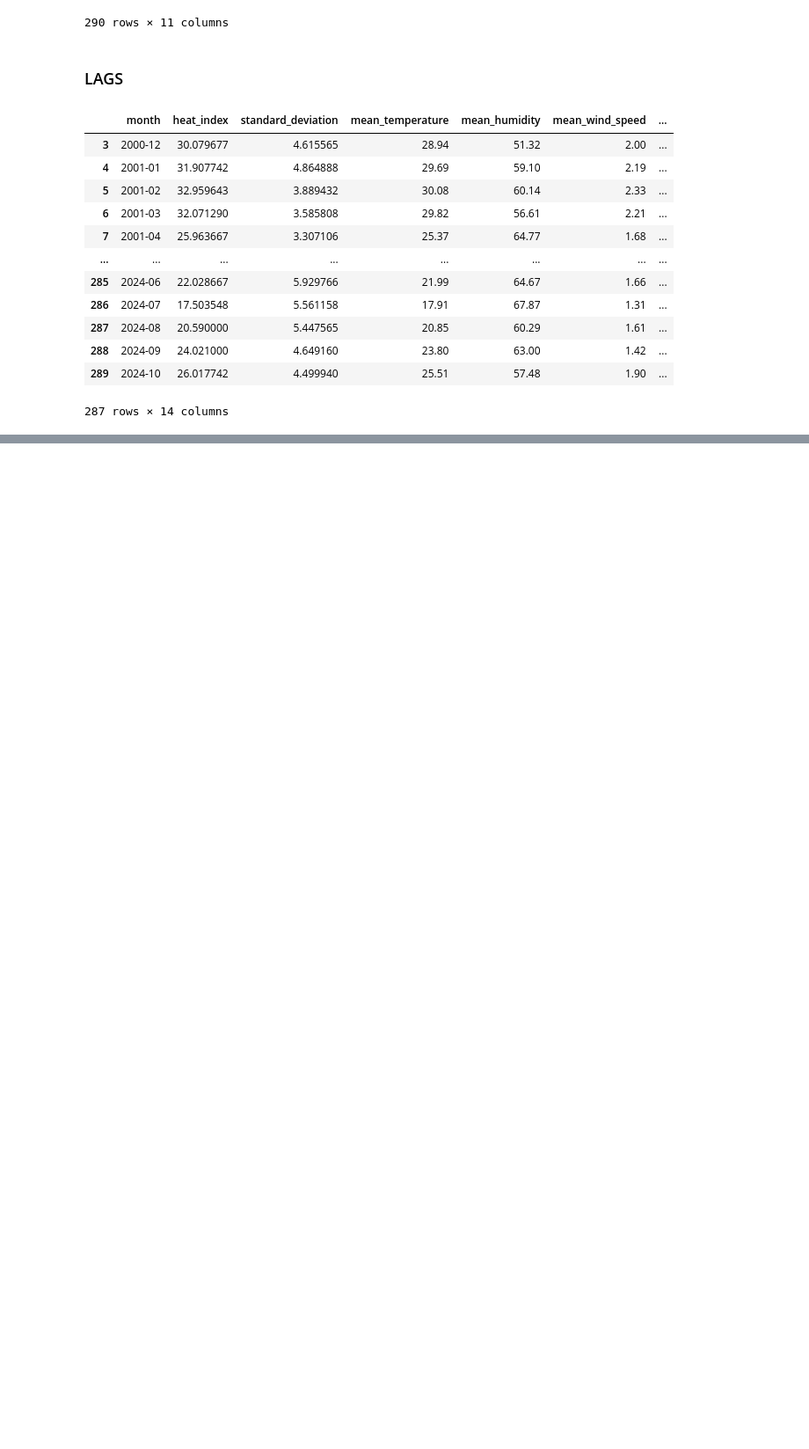
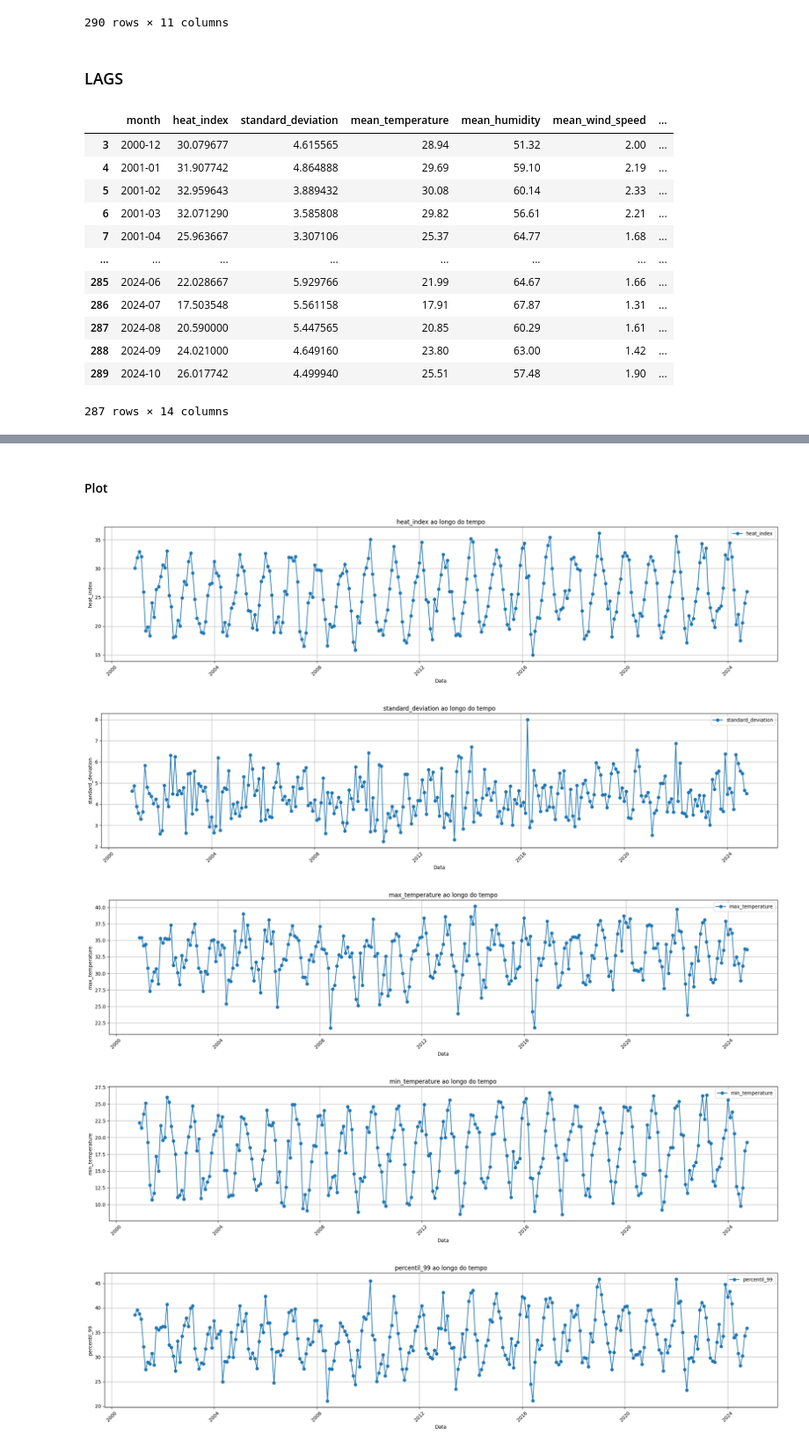
Before and after one commit to ThierrryScotto/trabalho_pratico, a Jupyter notebook: EDA_IMNET.ipynb, the cells around one changed output, grey strips where cells are left out. Shown at 88% size. Cells and saved outputs as stored; diff of their text form; code cells hidden in the pictures; blank space fills up the shorter version.

```diff
--- a/EDA_IMNET.ipynb
+++ b/EDA_IMNET.ipynb
@@ -710,0 +727,30 @@ monthly_df.to_csv('monthly_df.csv', index=False)
+# %% [markdown]
+#### Plot
+# %%
+monthly_df['date'] = monthly_df['date'].dt.to_timestamp()
+# %%
+columns = ['heat_index',
+            'standard_deviation',
+            'max_temperature',
+            'min_temperature',
+            'percentil_99',
+            'percentil_95',
+            'sum_heat_index']
+
+for variavel in columns:
+    plt.figure(figsize=(20, 5))
+    plt.plot(monthly_df['date'], monthly_df[variavel], marker='o', label=variavel)
+    plt.title(f'{variavel} ao longo do tempo')
+    plt.xlabel('Data')
+    plt.ylabel(variavel)
+    plt.grid(True)
+    plt.legend()
+    plt.xticks(rotation=45)
+    plt.tight_layout()
+    plt.show()
+# %% [output]
+[figure, added]
+[figure, added]
+[figure, added]
+[figure, added]
+[figure, added]
```
Also changed, not shown: parts of 48 cells of this notebook.
